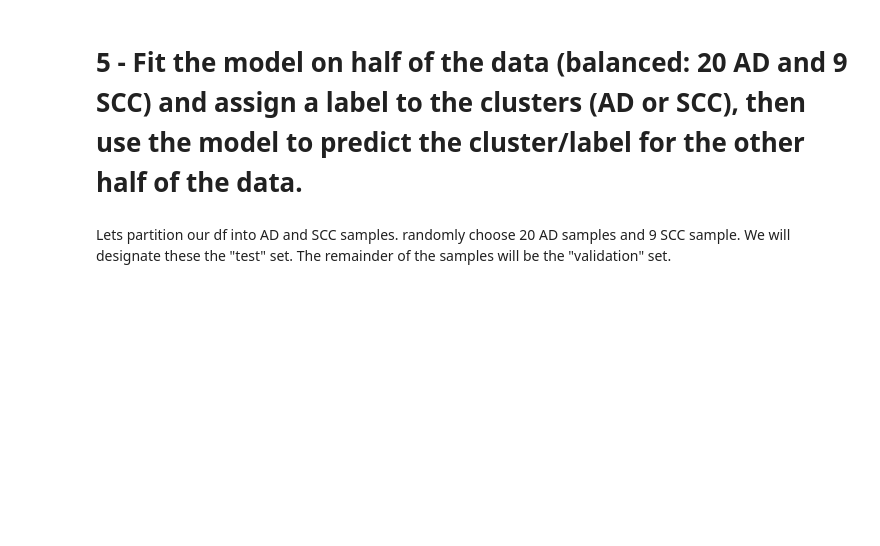
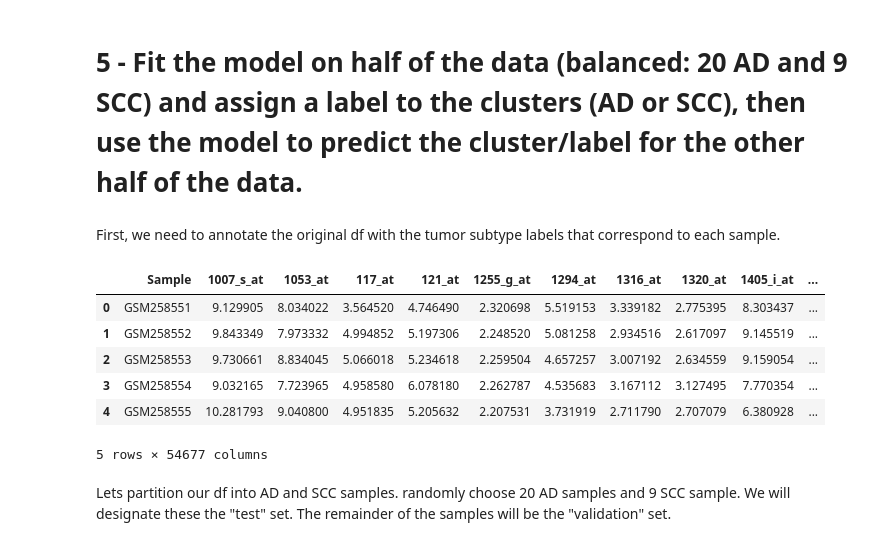
Before and after one commit to kgmoo/LimBoYuMoo, a Jupyter notebook: 20211207_CompiledProject.ipynb, the cells around one changed output. Cells and saved outputs as stored; diff of their text form; code cells hidden in the pictures; blank space fills up the shorter version.

```diff
--- a/20211207_CompiledProject.ipynb
+++ b/20211207_CompiledProject.ipynb
@@ -230,7 +229,9 @@ for gsm_name, gsm in rawDataGSE10245.gsms.items():
 subtype_series =  pd.Series(metadata_dict)
 subtype_df= subtype_series.to_frame('subtype')
 annotated_df = dataframe.join(subtype_df, on='sample_label')
-
+# shh don't worry about it
+subtype_df.reset_index(inplace = True)
+subtype_df = subtype_df.rename(columns = {"index" : "Sample"})
 #exporting new annotated df
 annotated_df.to_csv('./clusterCodesAnnotatedGSE10245.csv')
 # %% [output]
@@ -319,6 +334,25 @@ print(f"The accuracy score when testing on all of the data is {complete_dataset_
 The accuracy score when testing on all of the data is 0.9310344827586207.
 # %% [markdown]
 # 5 - Fit the model on half of the data (balanced: 20 AD and 9 SCC) and assign a label to the clusters (AD or SCC), then use the model to predict the cluster/label for the other half of the data.
+# %% [markdown]
+First, we need to annotate the original df with the tumor subtype labels that correspond to each sample.
+# %%
+subtype_df.Sample = subtype_df.Sample.astype(str)
+df.reset_index(inplace = True)
+df = df.rename(columns = {"index" : "Sample"})
+df.Sample = df.Sample.astype(str)
+df = df.merge(subtype_df, on = "Sample")
+df.replace({"adenocarcinoma" : "AD", "squamous cell carcinoma" : "SCC"}, inplace = True, regex = True)
+df["subtype"] = df["subtype"].apply(lambda x: x.strip())
+df.head()
+# %% [output]
+|  | Sample | 1007_s_at | 1053_at | 117_at | 121_at | 1255_g_at | 1294_at | 1316_at | 1320_at | 1405_i_at | ... |
+| 0 | GSM258551 | 9.129905 | 8.034022 | 3.564520 | 4.746490 | 2.320698 | 5.519153 | 3.339182 | 2.775395 | 8.303437 | ... |
+| 1 | GSM258552 | 9.843349 | 7.973332 | 4.994852 | 5.197306 | 2.248520 | 5.081258 | 2.934516 | 2.617097 | 9.145519 | ... |
+| 2 | GSM258553 | 9.730661 | 8.834045 | 5.066018 | 5.234618 | 2.259504 | 4.657257 | 3.007192 | 2.634559 | 9.159054 | ... |
+| 3 | GSM258554 | 9.032165 | 7.723965 | 4.958580 | 6.078180 | 2.262787 | 4.535683 | 3.167112 | 3.127495 | 7.770354 | ... |
+| 4 | GSM258555 | 10.281793 | 9.040800 | 4.951835 | 5.205632 | 2.207531 | 3.731919 | 2.711790 | 2.707079 | 6.380928 | ... |
+5 rows × 54677 columns
 # %% [markdown]
 Lets partition our df into AD and SCC samples. randomly choose 20 AD samples and 9 SCC sample. We will designate these the "test" set. The remainder of the samples will be the "validation" set.
 # %%
```
Also changed, not shown: parts of 18 cells of this notebook.
